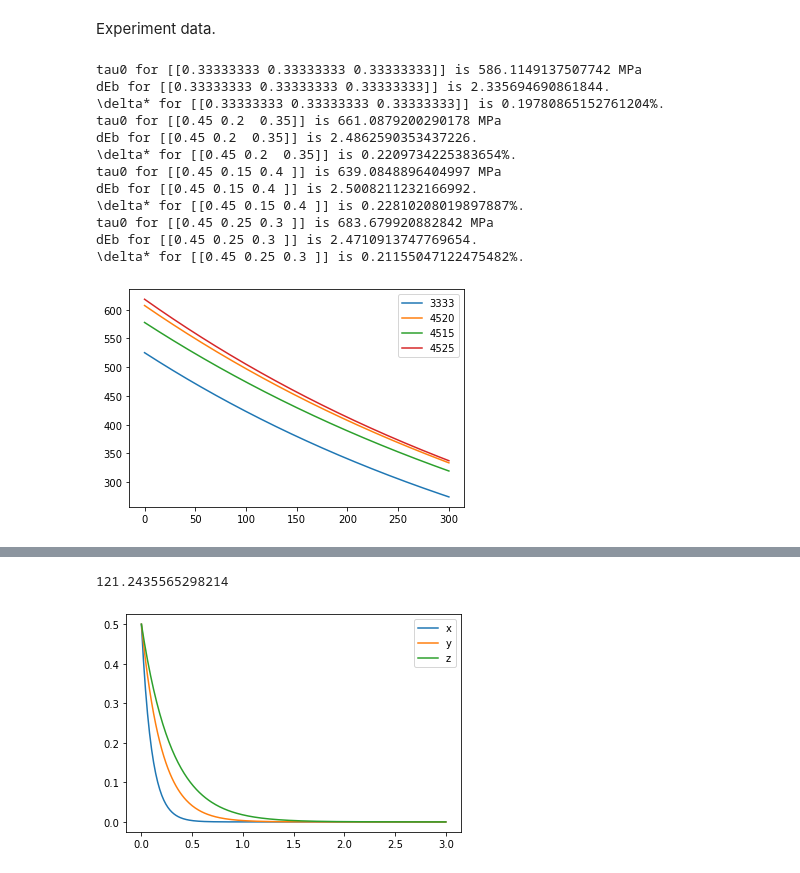
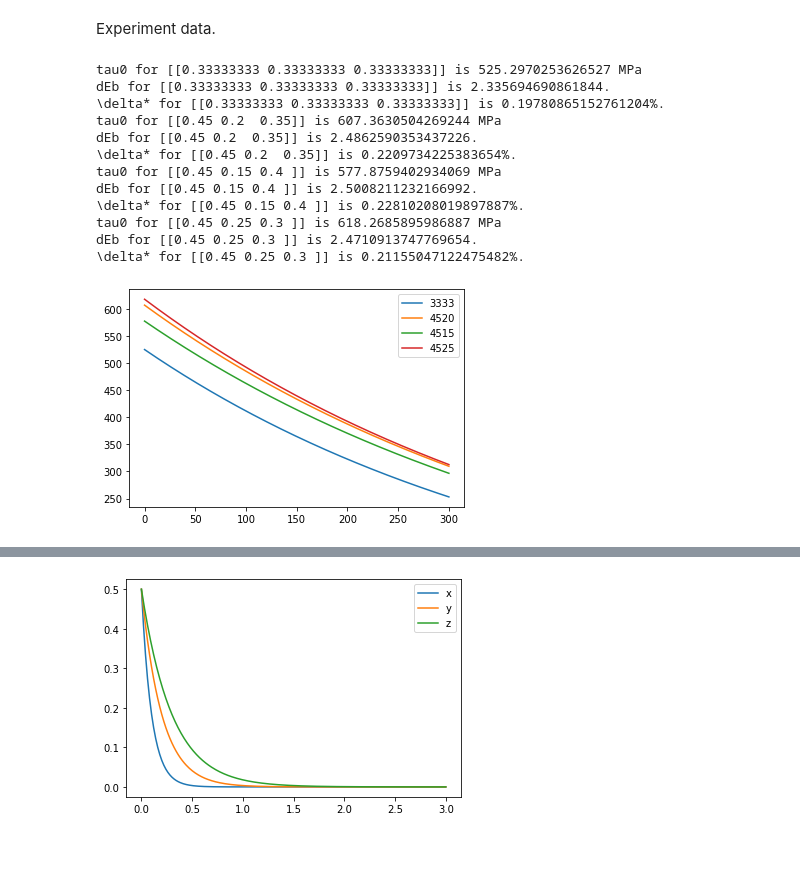
Before and after one commit to wzetto/MATools, a Jupyter notebook: Models/Toda_Caraballo_sss/crss_calc.ipynb, the cells around one changed output, grey strips where cells are left out. Cells and saved outputs as stored; diff of their text form; code cells hidden in the pictures.

```diff
--- a/Models/Toda_Caraballo_sss/crss_calc.ipynb
+++ b/Models/Toda_Caraballo_sss/crss_calc.ipynb
@@ -305,52 +305,53 @@ def tao_curve(tao0_exp, temp_fin_exp, x, mu, mode='TC'):
     '''
     Generate YS-T curve based on Varvenne model.
     '''
+    epsi_0 = 1e5
     tc_ = TC_model(x, f, k_list, r, r2, r3, delta_, mu)
-    tao_0 = tc_.tao0_deduce(tao0_exp*1e6, temp_fin_exp, 1e5, 1e-4, mode)
+    tao_0 = tc_.tao0_deduce(tao0_exp*1e6, temp_fin_exp, epsi_0, 1e-4, mode)
     de = tc_.dEb(mode)[2]
-    print(f'tau0 for {x} is {tao_0[0]*1e-6} MPa')
+    print(f'tau0 for {x} is {tao_0[1]*1e-6} MPa')
     print(f'dEb for {x} is {de*6.241509e18}.')
     print(f'\delta* for {x} is {tc_.ys_(0)[0][0,0]*100}%.')
     # print(f'TC-strength for {x} is {tc_.ys_(tao0_exp*1e6)[1]*1e-6} MPa.')
 
     ys_temp1, ys_temp2, ys_temp3 = tc_.tao_list(
         tao0=tao_0, temp=temp,
-        epsi_0=1e4, epsi_=1e-4, mode=mode
+        epsi_0=epsi_0, epsi_=1e-4, mode=mode
     )
     #* Choose the Var atomic radii.
     if mode == 'TC':
         ys_temp = ys_temp1
     elif mode == 'Var':
         ys_temp = ys_temp2
 
     return ys_temp, tc_
 
 ys_temp_3333, tc_3333 = tao_curve(ys_min_3333, t_fin_3333, x_3333, mu_3333, mode)
 ys_temp_4520, tc_4520 = tao_curve(ys_min_4520, t_fin_4520, x_4520, mu_4520, mode)
 ys_temp_4515, tc_4515 = tao_curve(ys_min_4515, t_fin_4515, x_4515, mu_4515, mode)
 ys_temp_4525, tc_4525 = tao_curve(ys_min_4525, t_fin_4525, x_4525, mu_4525, mode)
 
 plt.plot(temp, ys_temp_3333*1e-6, label='3333')
 plt.plot(temp, ys_temp_4520*1e-6, label='4520')
 plt.plot(temp, ys_temp_4515*1e-6, label='4515')
 plt.plot(temp, ys_temp_4525*1e-6, label='4525')
 
 plt.legend()
 plt.show()
 # %% [output]
-tau0 for [[0.33333333 0.33333333 0.33333333]] is 586.1149137507742 MPa
+tau0 for [[0.33333333 0.33333333 0.33333333]] is 525.2970253626527 MPa
 dEb for [[0.33333333 0.33333333 0.33333333]] is 2.335694690861844.
 \delta* for [[0.33333333 0.33333333 0.33333333]] is 0.19780865152761204%.
-tau0 for [[0.45 0.2  0.35]] is 661.0879200290178 MPa
+tau0 for [[0.45 0.2  0.35]] is 607.3630504269244 MPa
 dEb for [[0.45 0.2  0.35]] is 2.4862590353437226.
 \delta* for [[0.45 0.2  0.35]] is 0.2209734225383654%.
-tau0 for [[0.45 0.15 0.4 ]] is 639.0848896404997 MPa
+tau0 for [[0.45 0.15 0.4 ]] is 577.8759402934069 MPa
 dEb for [[0.45 0.15 0.4 ]] is 2.5008211232166992.
 \delta* for [[0.45 0.15 0.4 ]] is 0.22810208019897887%.
-tau0 for [[0.45 0.25 0.3 ]] is 683.679920882842 MPa
+tau0 for [[0.45 0.25 0.3 ]] is 618.2685895986887 MPa
 dEb for [[0.45 0.25 0.3 ]] is 2.4710913747769654.
 \delta* for [[0.45 0.25 0.3 ]] is 0.21155047122475482%.
-[figure, old version]
+[figure, new version]
 # %%
 ys_temp_*1e-6
 # %% [output]
@@ -371,10 +372,6 @@ array([618.2685896 , 617.01706946, 615.7680827 , 614.52162417,
        344.93390473, 344.23567788, 343.53886441, 342.84346145,
        342.14946615, 341.45687566, 340.76568713, 340.07589773,
        339.38750463, 338.70050499, 338.01489601, 337.33067485])
-# %%
-70*math.sqrt(3)
-# %% [output]
-121.2435565298214
 # %%
 t = np.linspace(0, 3, 300)
 def exp_(t, a, b):
```
Also changed, not shown: 4 other files.
